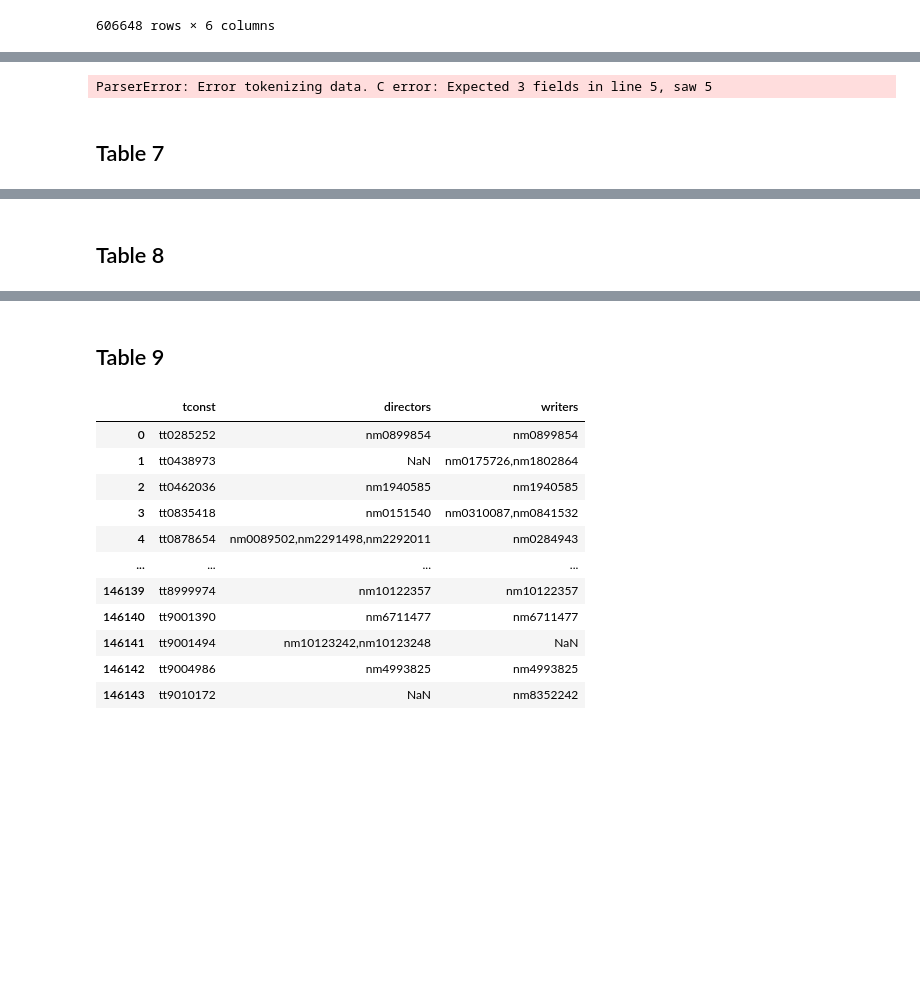
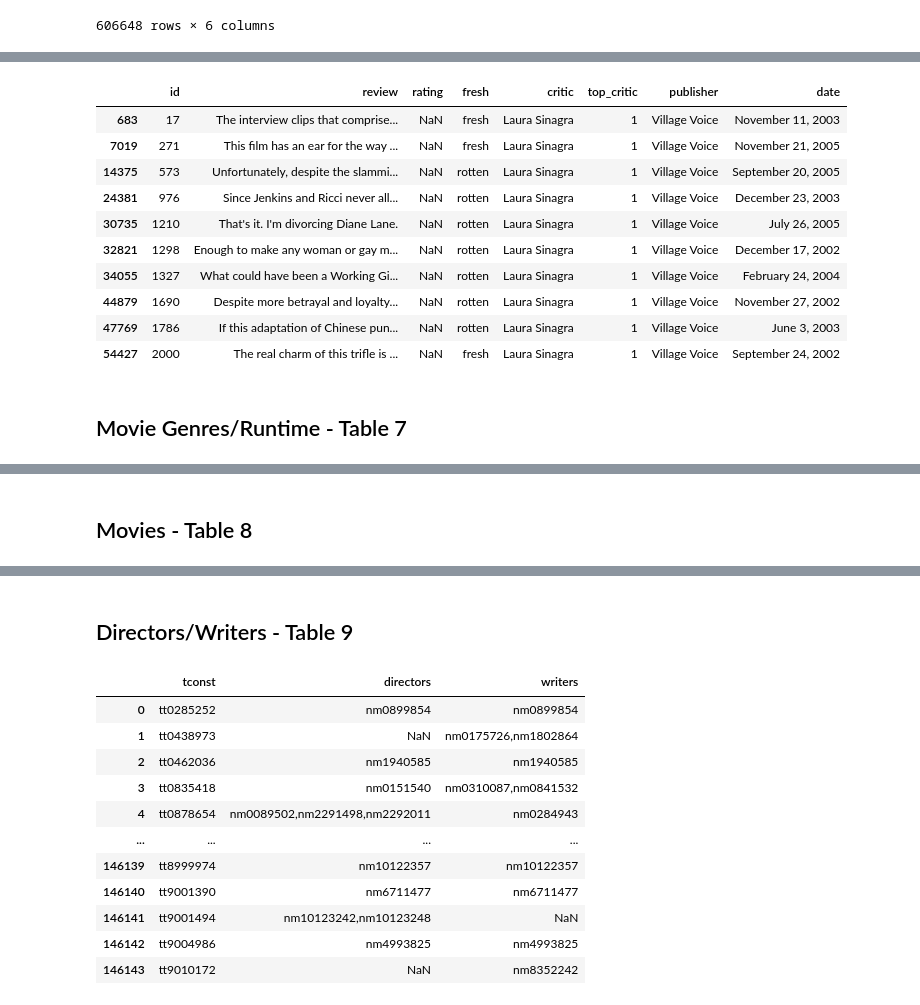
Before and after one commit to khyateed/Movie-Data-Analysis, a Jupyter notebook: student.ipynb, the cells around one changed output, grey strips where cells are left out. Saved outputs shown, nothing was run; the diff lists cells and outputs as text; code cells hidden in the pictures; blank space fills up the shorter version.

```diff
--- a/student.ipynb
+++ b/student.ipynb
@@ -112,10 +118,20 @@ title
 # %%
-reviews = pd.read_csv('./zippedData/rt.reviews.tsv.gz')
-reviews
+reviews = pd.read_csv('./zippedData/rt.reviews.tsv.gz',sep='\t', encoding = "ISO-8859-1")
+reviews[reviews.critic == 'Laura Sinagra']
 # %% [output]
-ParserError: Error tokenizing data. C error: Expected 3 fields in line 5, saw 5
+|  | id | review | rating | fresh | critic | top_critic | publisher | date |
+| 683 | 17 | The interview clips that comprise... | NaN | fresh | Laura Sinagra | 1 | Village Voice | November 11, 2003 |
+| 7019 | 271 | This film has an ear for the way ... | NaN | fresh | Laura Sinagra | 1 | Village Voice | November 21, 2005 |
+| 14375 | 573 | Unfortunately, despite the slammi... | NaN | rotten | Laura Sinagra | 1 | Village Voice | September 20, 2005 |
+| 24381 | 976 | Since Jenkins and Ricci never all... | NaN | rotten | Laura Sinagra | 1 | Village Voice | December 23, 2003 |
+| 30735 | 1210 | That's it. I'm divorcing Diane Lane. | NaN | rotten | Laura Sinagra | 1 | Village Voice | July 26, 2005 |
+| 32821 | 1298 | Enough to make any woman or gay m... | NaN | rotten | Laura Sinagra | 1 | Village Voice | December 17, 2002 |
+| 34055 | 1327 | What could have been a Working Gi... | NaN | rotten | Laura Sinagra | 1 | Village Voice | February 24, 2004 |
+| 44879 | 1690 | Despite more betrayal and loyalty... | NaN | rotten | Laura Sinagra | 1 | Village Voice | November 27, 2002 |
+| 47769 | 1786 | If this adaptation of Chinese pun... | NaN | rotten | Laura Sinagra | 1 | Village Voice | June 3, 2003 |
+| 54427 | 2000 | The real charm of this trifle is ... | NaN | fresh | Laura Sinagra | 1 | Village Voice | September 24, 2002 |
 # %% [markdown]
-## Table 7
+## Movie Genres/Runtime - Table 7
 # %%
 title_basics = pd.read_csv('./zippedData/imdb.title.basics.csv.gz')
 title_basics
@@ -134,7 +150,7 @@ title_basics
 | 146143 | tt9916754 | Chico Albuquerque - Revelações | Chico Albuquerque - Revelações | 2013 | NaN | Documentary |
 146144 rows × 6 columns
 # %% [markdown]
-## Table 8
+## Movies - Table 8
 # %%
 movies = pd.read_csv('./zippedData/tmdb.movies.csv.gz')
 movies
@@ -153,7 +169,7 @@ movies
 | 26516 | 26516 | [53, 27] | 309885 | en | The Church | 0.600 | 2018-10-05 | The Church | ... |
 26517 rows × 10 columns
 # %% [markdown]
-## Table 9
+## Directors/Writers - Table 9
 # %%
 title_crew = pd.read_csv('./zippedData/imdb.title.crew.csv.gz')
 title_crew
```
Also changed, not shown: parts of 18 cells of this notebook.
